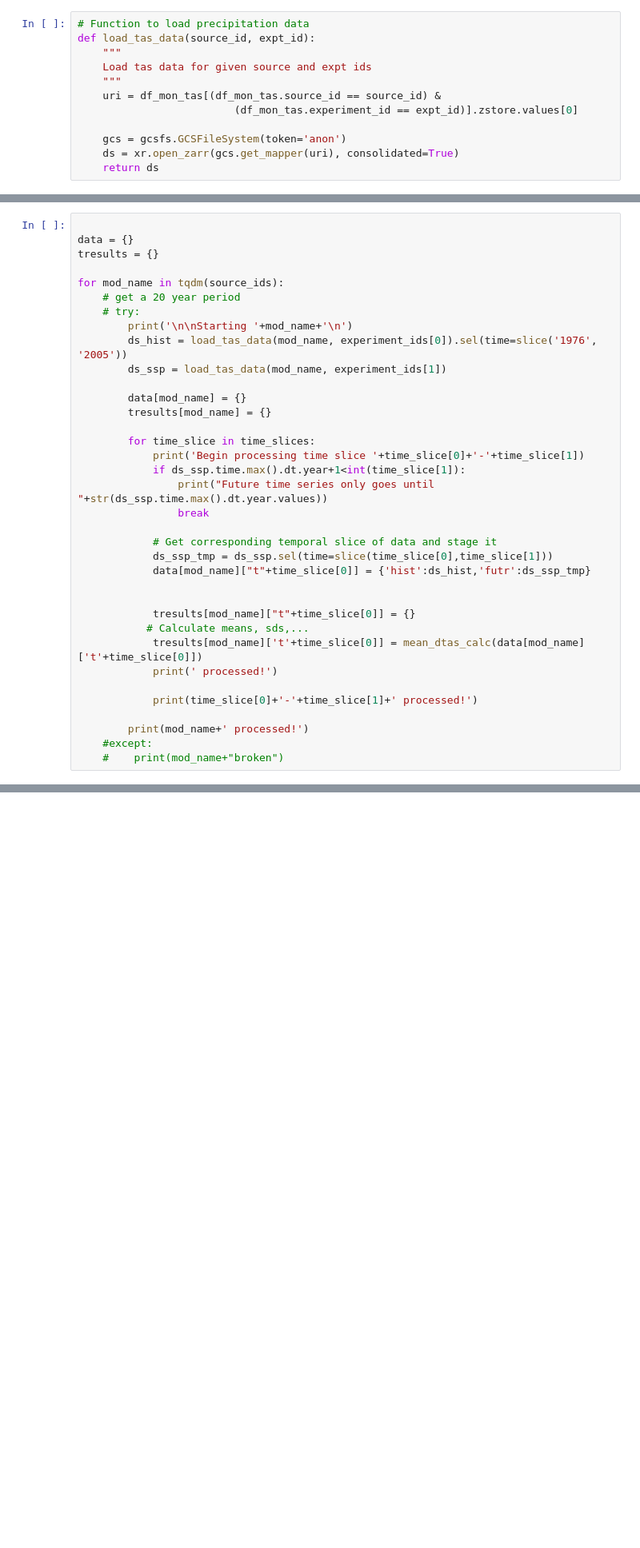
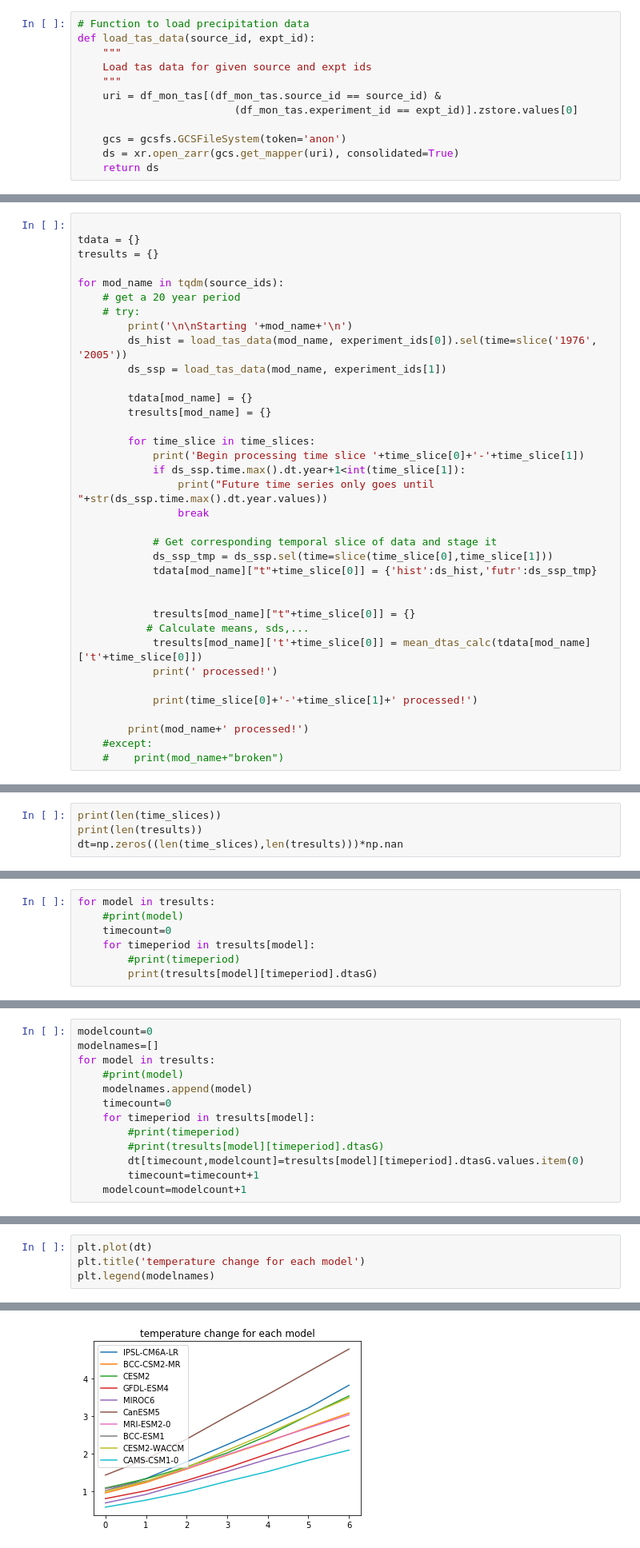
Before and after one commit to apendergrass/cmip6hack-precip, a Jupyter notebook: notebooks/mean_var_calcs.ipynb, the cells around one changed output, grey strips where cells are left out. Shown at 80% size. Saved outputs shown, nothing was run; the diff lists cells and outputs as text; blank space fills up the shorter version.

Commit message:
retrieved and plotted temperature change for models

```diff
--- a/notebooks/mean_var_calcs.ipynb
+++ b/notebooks/mean_var_calcs.ipynb
@@ -268,7 +268,7 @@ def mean_dtas_calc(data_tmp,seas='all'):
     return(outp)
 # %%
 
-data = {}
+tdata = {}
 tresults = {}
 
 for mod_name in tqdm(source_ids):
@@ -278,7 +278,7 @@ for mod_name in tqdm(source_ids):
         ds_hist = load_tas_data(mod_name, experiment_ids[0]).sel(time=slice('1976', '2005'))
         ds_ssp = load_tas_data(mod_name, experiment_ids[1])
 
-        data[mod_name] = {}
+        tdata[mod_name] = {}
         tresults[mod_name] = {}
 
         for time_slice in time_slices:
@@ -289,12 +289,12 @@ for mod_name in tqdm(source_ids):
 
             # Get corresponding temporal slice of data and stage it
             ds_ssp_tmp = ds_ssp.sel(time=slice(time_slice[0],time_slice[1]))
-            data[mod_name]["t"+time_slice[0]] = {'hist':ds_hist,'futr':ds_ssp_tmp}
+            tdata[mod_name]["t"+time_slice[0]] = {'hist':ds_hist,'futr':ds_ssp_tmp}
 
 
             tresults[mod_name]["t"+time_slice[0]] = {}
            # Calculate means, sds,...
-            tresults[mod_name]['t'+time_slice[0]] = mean_dtas_calc(data[mod_name]['t'+time_slice[0]])
+            tresults[mod_name]['t'+time_slice[0]] = mean_dtas_calc(tdata[mod_name]['t'+time_slice[0]])
             print(' processed!')
 
             print(time_slice[0]+'-'+time_slice[1]+' processed!')
@@ -342,0 +328,4 @@ source_ids
+# %%
+print(len(time_slices))
+print(len(tresults))
+dt=np.zeros((len(time_slices),len(tresults)))*np.nan
@@ -342,0 +335,7 @@ source_ids
+# %%
+for model in tresults:
+    #print(model)
+    timecount=0
+    for timeperiod in tresults[model]:
+        #print(timeperiod)
+        print(tresults[model][timeperiod].dtasG)
@@ -342,0 +360,13 @@ source_ids
+# %%
+modelcount=0
+modelnames=[]
+for model in tresults:
+    #print(model)
+    modelnames.append(model)
+    timecount=0
+    for timeperiod in tresults[model]:
+        #print(timeperiod)
+        #print(tresults[model][timeperiod].dtasG)
+        dt[timecount,modelcount]=tresults[model][timeperiod].dtasG.values.item(0)
+        timecount=timecount+1
+    modelcount=modelcount+1
@@ -342,0 +390,5 @@ source_ids
+# %%
+plt.plot(dt)
+plt.title('temperature change for each model')
+plt.legend(modelnames)
+# %% [output]
@@ -342,0 +396 @@ source_ids
+[figure, added]
```
Also changed, not shown: parts of 7 cells of this notebook.
